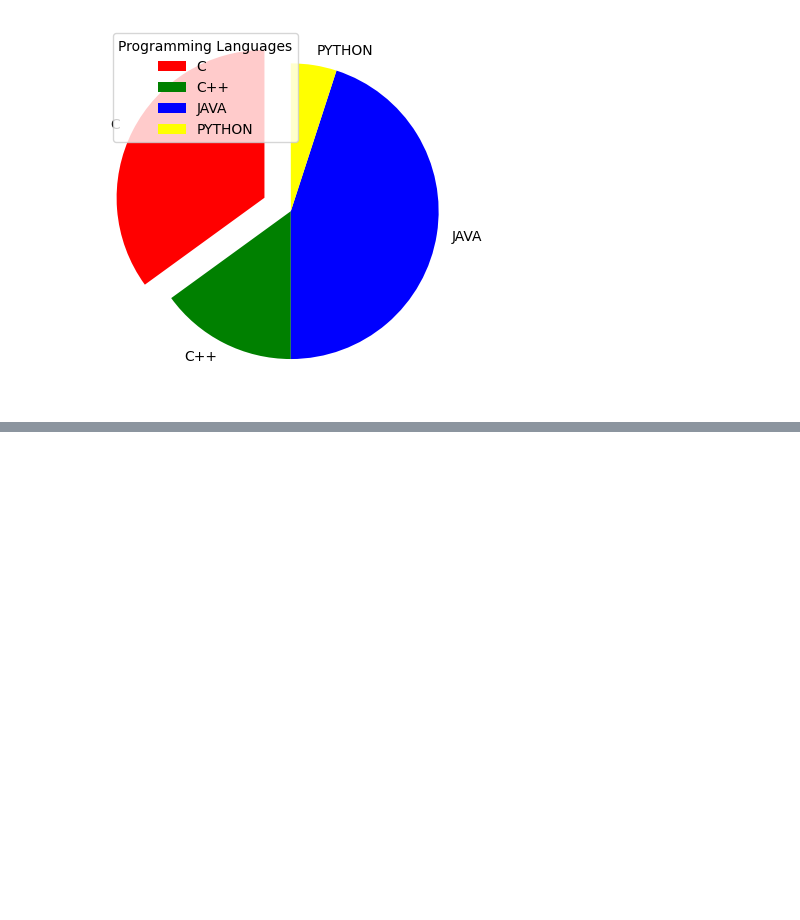
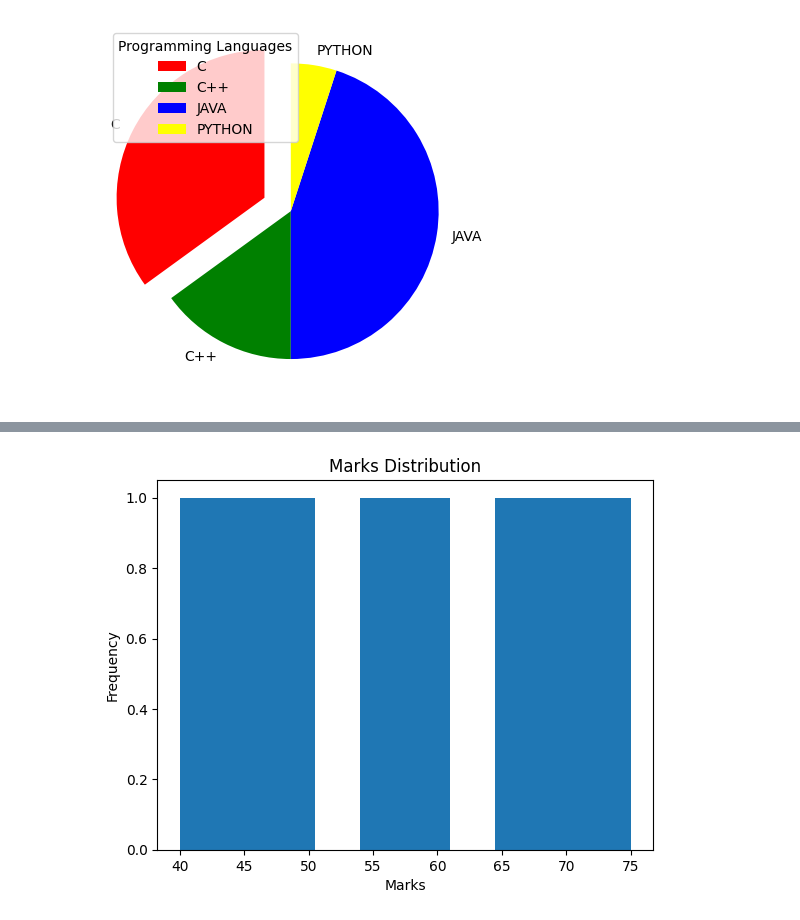
Before and after one commit to saidevaharsha07-art/AI-ML-Internship-Journey, a Jupyter notebook: 04-Matplotlib/matplotlib.ipynb, the cells around one changed output, grey strips where cells are left out. Cells and saved outputs as stored; diff of their text form; code cells hidden in the pictures; blank space fills up the shorter version.

```diff
--- a/04-Matplotlib/matplotlib.ipynb
+++ b/04-Matplotlib/matplotlib.ipynb
@@ -411,0 +421,9 @@ plt.show()
+# %%
+marks = [40,45,50,55,60,65,70,75]
+plt.hist(marks)
+plt.title("Marks Distribution")
+plt.xlabel("Marks")
+plt.ylabel("Frequency")
+plt.show()
+# %% [output]
+[figure, added]
```
Also changed, not shown: parts of 16 cells of this notebook.
